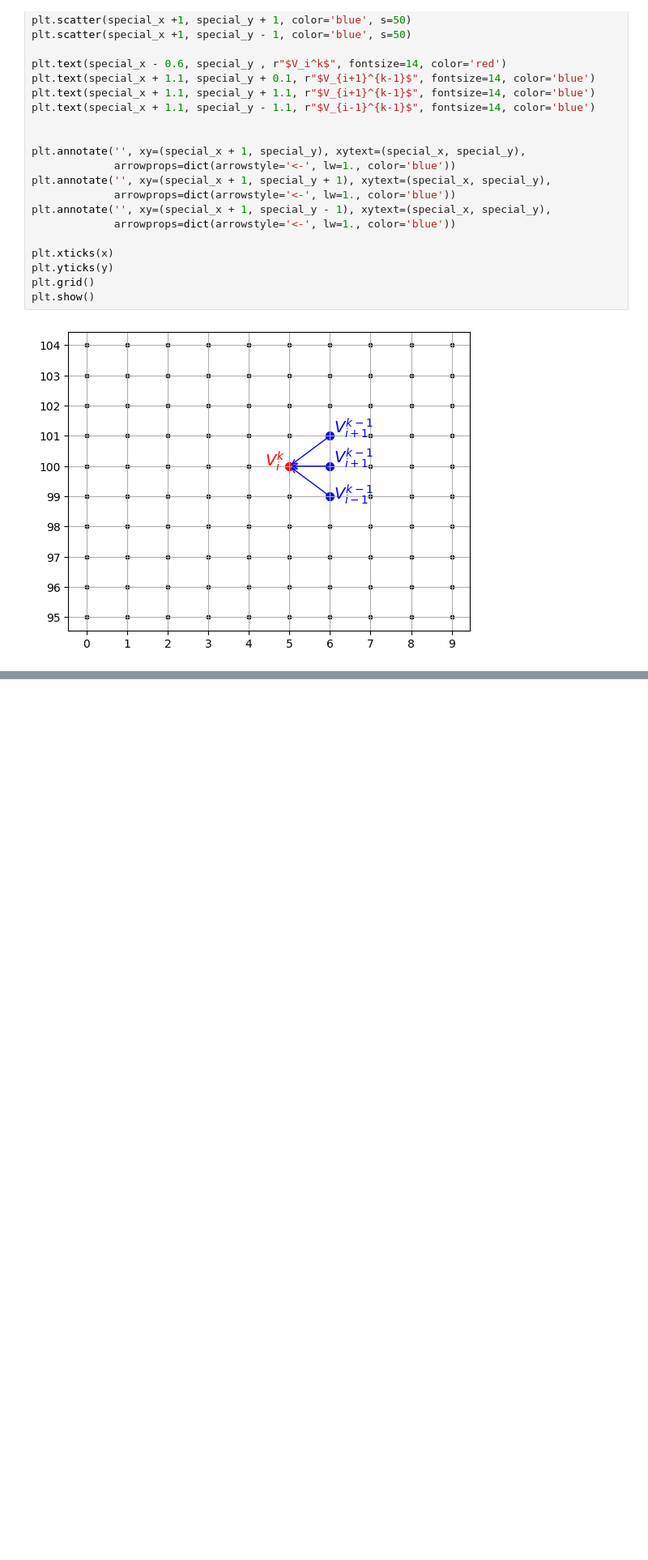
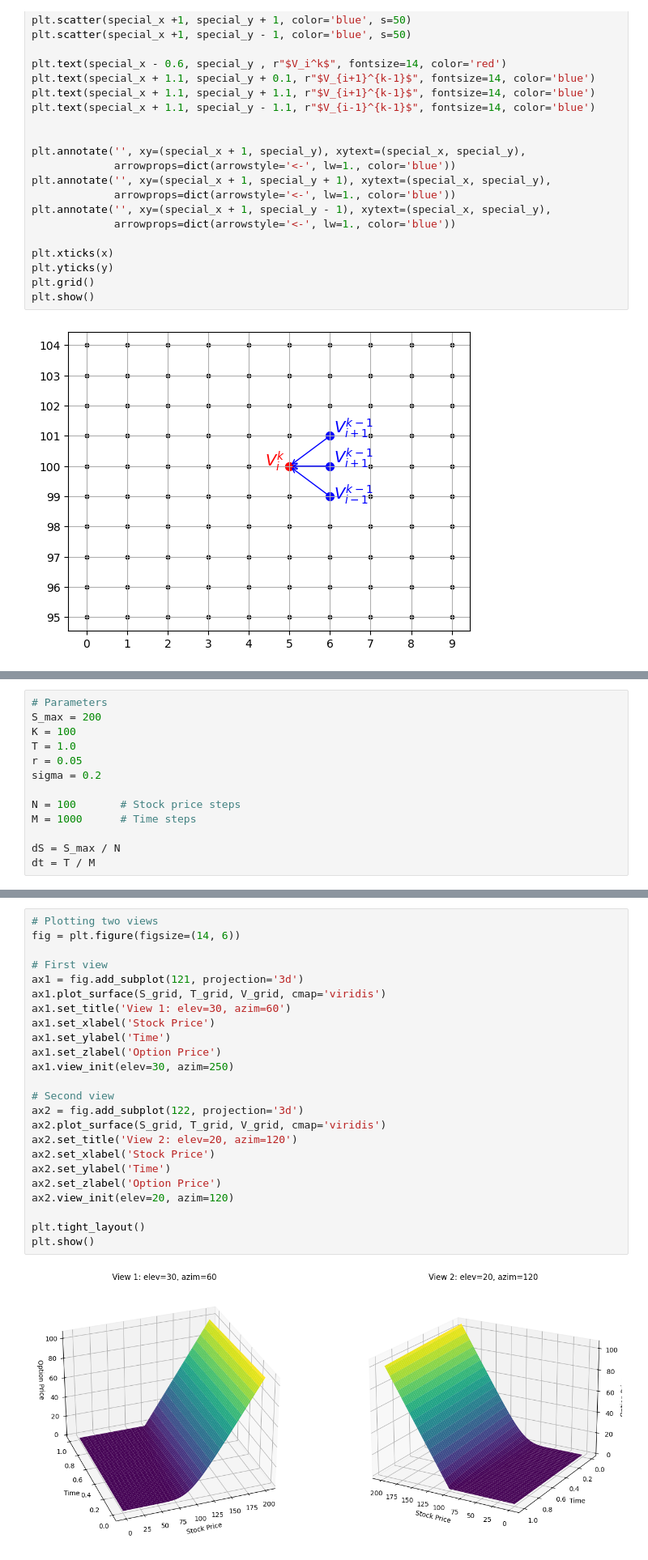
Before and after one commit to Armanddevacc/numerical-method-in-finance, a Jupyter notebook: numerical-method.ipynb, the cells around one changed output, grey strips where cells are left out. Shown at 81% size. Cells and saved outputs as stored; diff of their text form; blank space fills up the shorter version.

```diff
--- a/numerical-method.ipynb
+++ b/numerical-method.ipynb
@@ -232,0 +196,13 @@ plt.show()
+# %%
+# Parameters
+S_max = 200
+K = 100
+T = 1.0
+r = 0.05
+sigma = 0.2
+
+N = 100       # Stock price steps
+M = 1000      # Time steps
+
+dS = S_max / N
+dt = T / M
@@ -232,0 +255,26 @@ plt.show()
+# %%
+# Plotting two views
+fig = plt.figure(figsize=(14, 6))
+
+# First view
+ax1 = fig.add_subplot(121, projection='3d')
+ax1.plot_surface(S_grid, T_grid, V_grid, cmap='viridis')
+ax1.set_title('View 1: elev=30, azim=60')
+ax1.set_xlabel('Stock Price')
+ax1.set_ylabel('Time')
+ax1.set_zlabel('Option Price')
+ax1.view_init(elev=30, azim=250)
+
+# Second view
+ax2 = fig.add_subplot(122, projection='3d')
+ax2.plot_surface(S_grid, T_grid, V_grid, cmap='viridis')
+ax2.set_title('View 2: elev=20, azim=120')
+ax2.set_xlabel('Stock Price')
+ax2.set_ylabel('Time')
+ax2.set_zlabel('Option Price')
+ax2.view_init(elev=20, azim=120)
+
+plt.tight_layout()
+plt.show()
+# %% [output]
+[figure, added]
```
Also changed, not shown: parts of 10 cells of this notebook.
